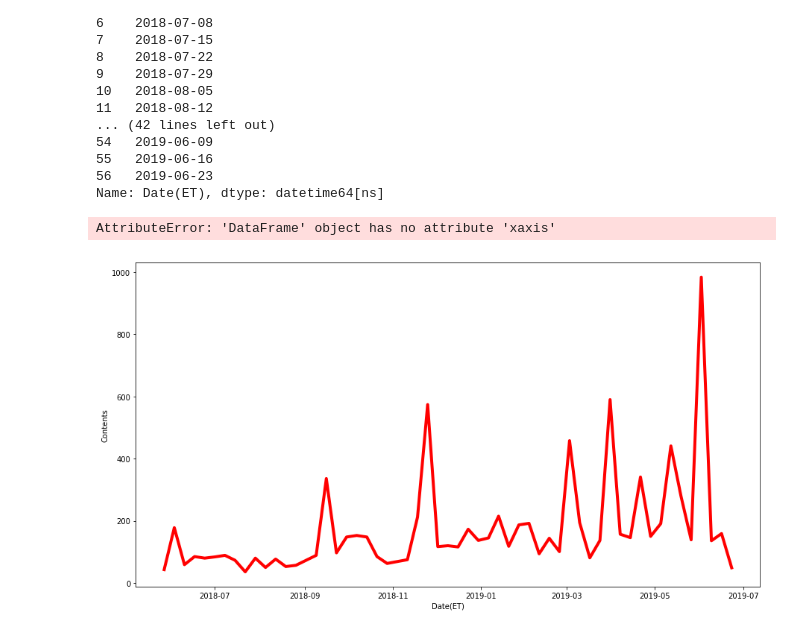
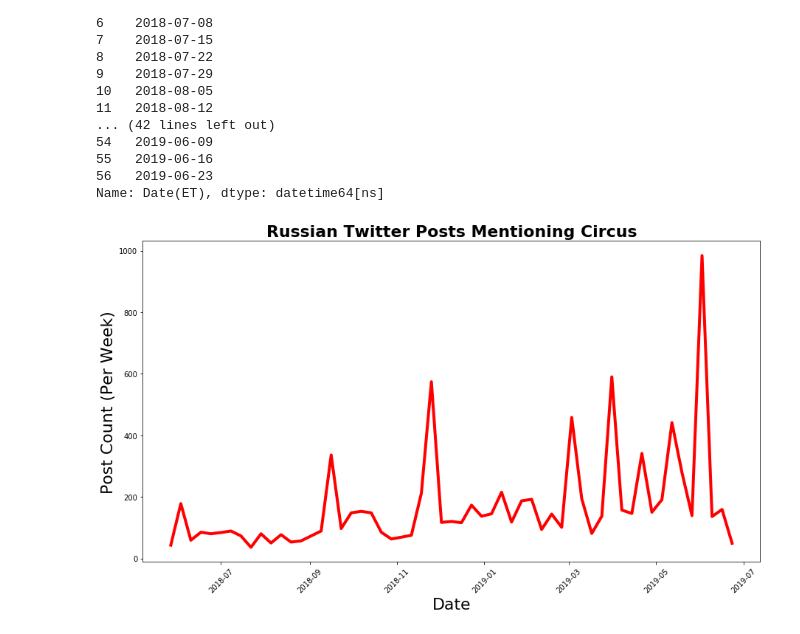
Before and after one commit to happywanderer/techday_nlp_demo, a Jupyter notebook: Jim/Pyviz Panel Demo.ipynb, the cells around one changed output. Saved outputs shown, nothing was run; the diff lists cells and outputs as text; code cells hidden in the pictures.

```diff
--- a/Jim/Pyviz Panel Demo.ipynb
+++ b/Jim/Pyviz Panel Demo.ipynb
@@ -179,34 +213,33 @@ Name: Date(ET), dtype: datetime64[ns]
 # %%
 # Process dataset
 twitterplot['Date(ET)'] = pd.to_datetime(twitterplot['Date(ET)'])
 #bitcoin['Open'] = pd.to_numeric(bitcoin['Open'])
 
 plt.figure(figsize=(15,8))
 
 sns.lineplot(x='Date(ET)', y='Contents', data=twitterplot, color='red', lw=4)
 
-twitterplot.xaxis.set_major_locator(mdates.MonthLocator(interval=1))
+#twitterplot.xaxis.set_major_locator(mdates.MonthLocator(interval=1))
 
-twitterplot.xaxis.set_major_formatter(mdates.DateFormatter('%m-%Y'))
+#twitterplot.xaxis.set_major_formatter(mdates.DateFormatter('%m-%Y'))
 
 plt.xlabel('Date', fontsize=22)
 
 plt.ylabel('Post Count (Per Week)', fontsize=22)
 
 plt.title('Russian Twitter Posts Mentioning Circus', fontsize=22, fontweight='bold')
 
 plt.xticks(rotation=45)
 
 #plt.annotate('Test', xy, *args, **kwargs)
 
 #plt.annotate('Test', xy, *args, **kwargs)
 
 
 
 plt.show()
 # %% [output]
-AttributeError: 'DataFrame' object has no attribute 'xaxis'
-[figure, old version]
+[figure, new version]
 # %%
  pn.interact(, time='2018-11')
 # %% [output]
```
Also changed, not shown: parts of 4 cells of this notebook, 1 other file.
